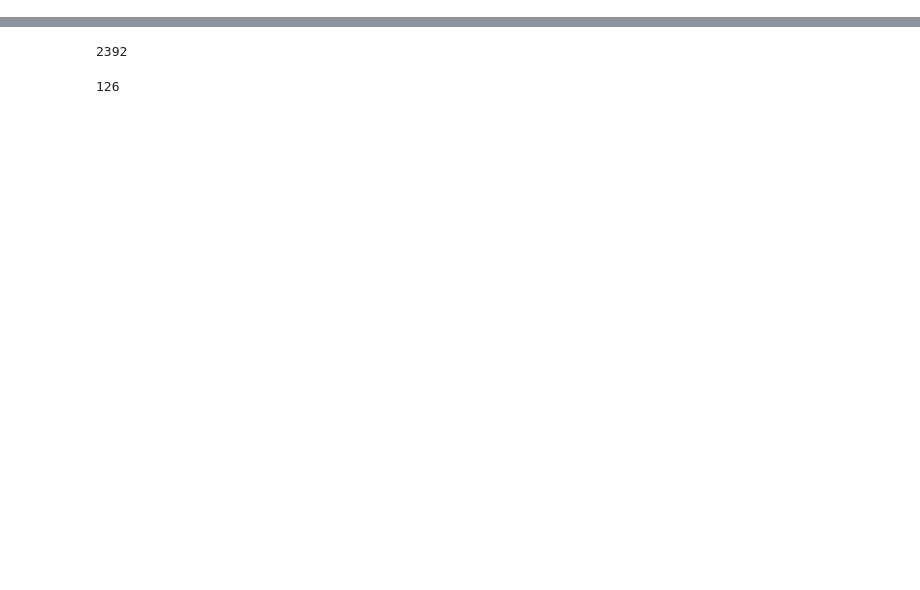
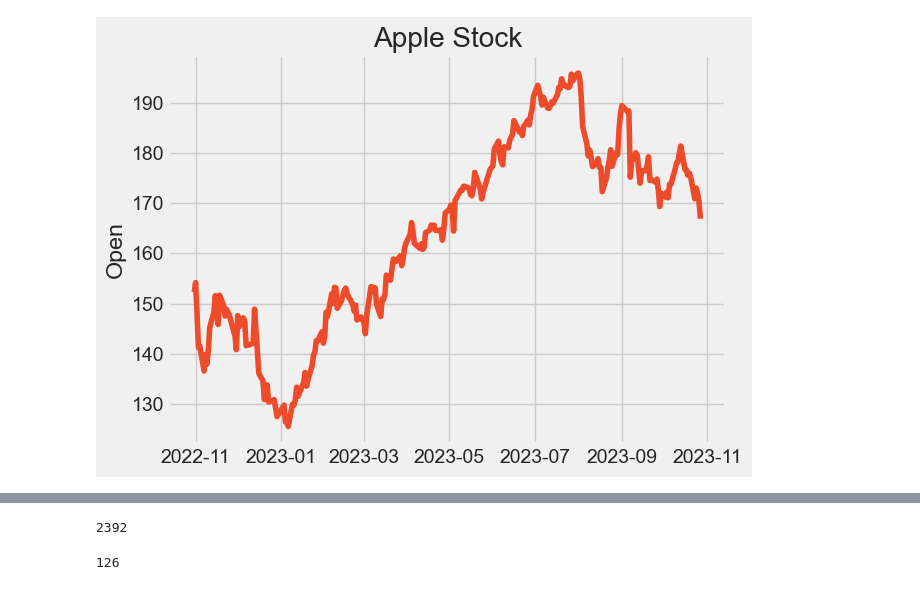
Before and after one commit to Bahadir-Erdem/stock_price_lstm, a Jupyter notebook: proje_test.ipynb, the cells around one changed output, grey strips where cells are left out. Cells and saved outputs as stored; diff of their text form; code cells hidden in the pictures; blank space fills up the shorter version.

```diff
--- a/proje_test.ipynb
+++ b/proje_test.ipynb
@@ -109,0 +41,3 @@ dfs[0].describe()
+# %%
+apple = dfs[0]
+apple
@@ -109,0 +89,8 @@ dfs[0].describe()
+# %%
+color = '#EE4B2B'
+plt.plot(apple['Open'], c=color)
+plt.ylabel('Open')
+plt.title('Apple Stock')
+plt.show()
+# %% [output]
+[figure, added]
```
Also changed, not shown: parts of 57 cells of this notebook.
